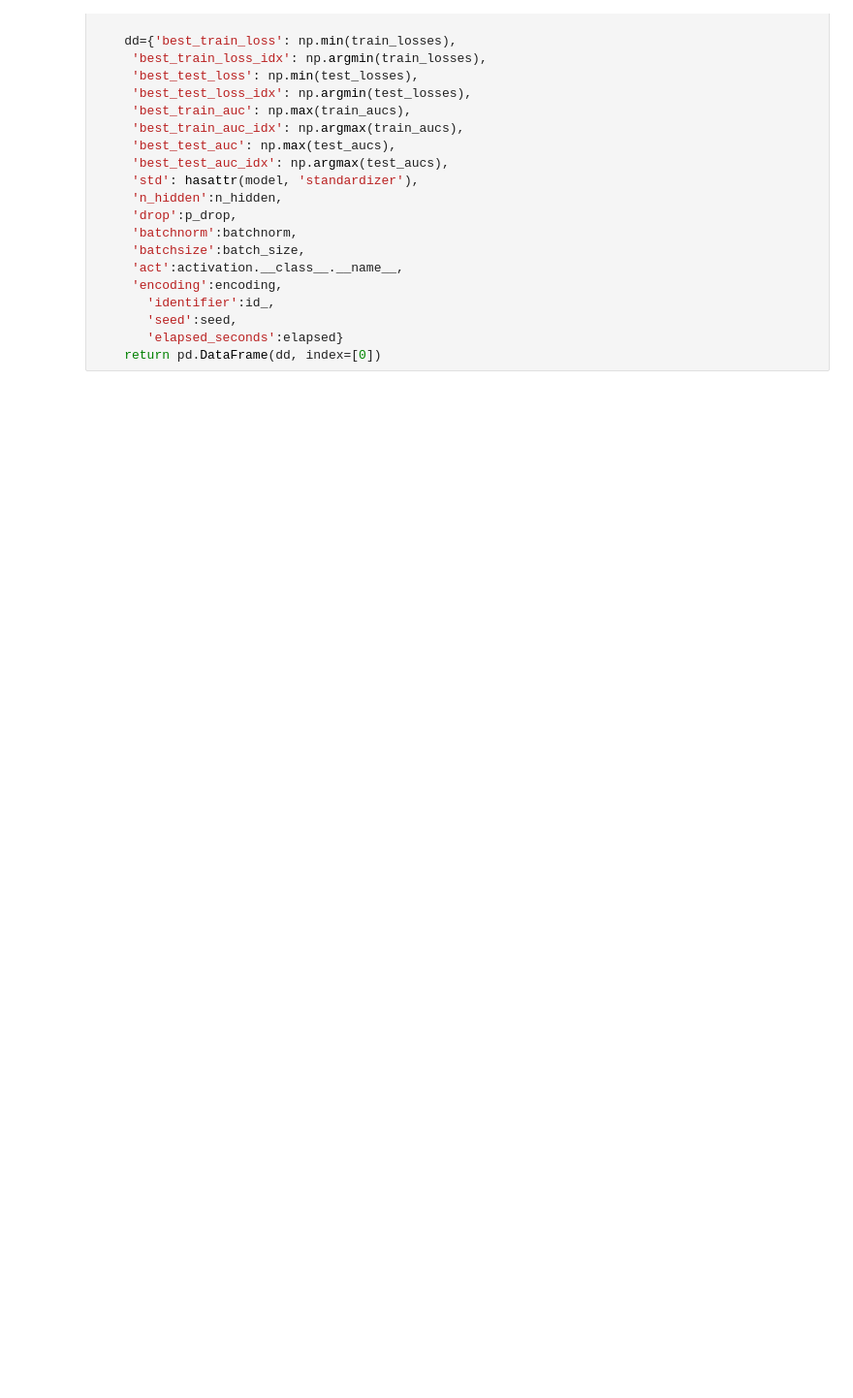
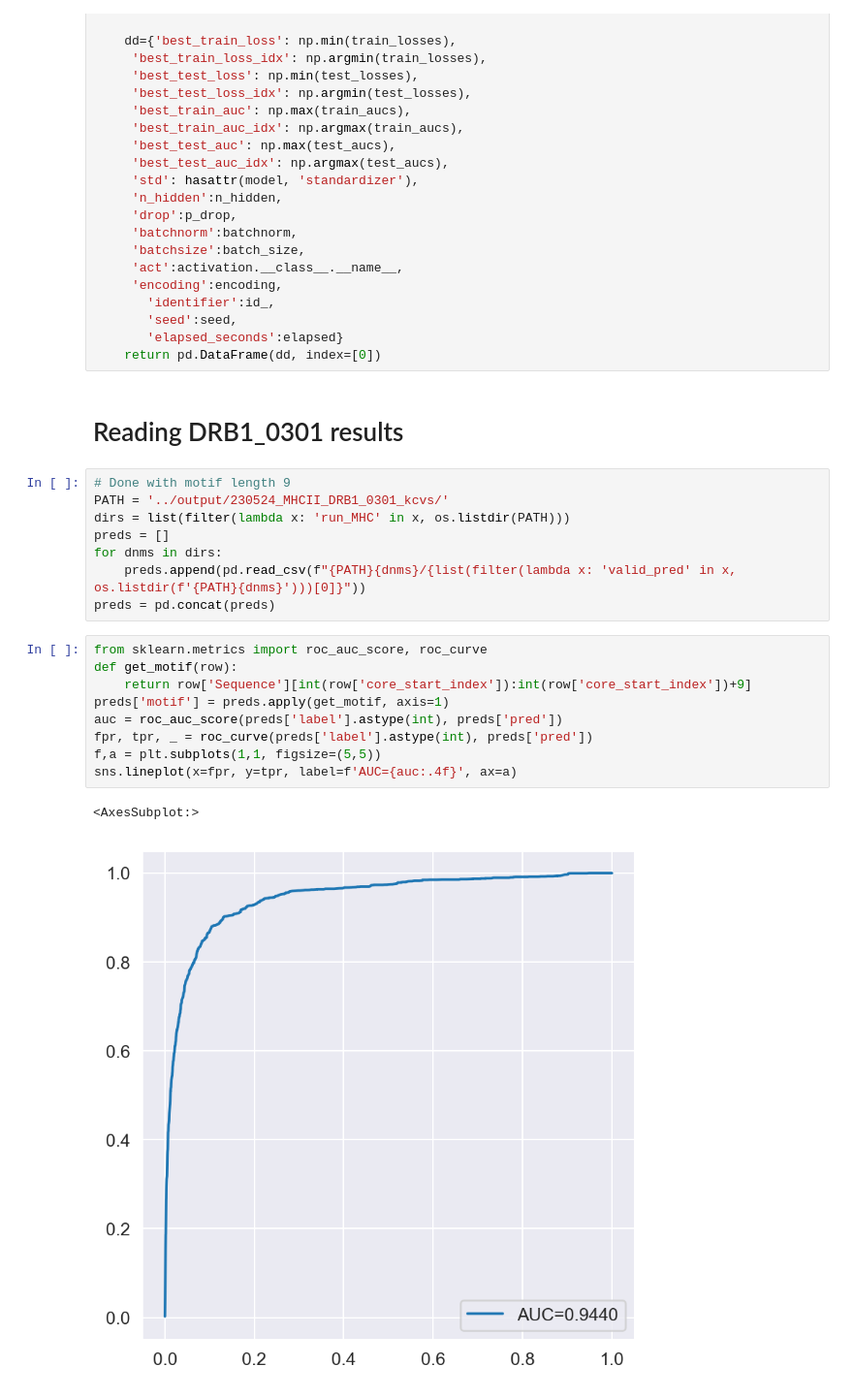
Before and after one commit to richieYT-wan/PyNNalign, a Jupyter notebook: notebooks/nnalign_init.ipynb, the cells around one changed output. Shown at 97% size. Saved outputs shown, nothing was run; the diff lists cells and outputs as text; blank space fills up the shorter version.

Commit message:
Added MHCII DRB1-0301 run results

```diff
--- a/notebooks/nnalign_init.ipynb
+++ b/notebooks/nnalign_init.ipynb
@@ -1387,3 +1387,25 @@ def run(df_train, df_test, model_constructor, encoding, n_hidden, window_size, p
        'seed':seed,
        'elapsed_seconds':elapsed}
     return pd.DataFrame(dd, index=[0])
+# %% [markdown]
+# Reading DRB1_0301 results
+# %%
+# Done with motif length 9
+PATH = '../output/230524_MHCII_DRB1_0301_kcvs/'
+dirs = list(filter(lambda x: 'run_MHC' in x, os.listdir(PATH)))
+preds = []
+for dnms in dirs:
+    preds.append(pd.read_csv(f"{PATH}{dnms}/{list(filter(lambda x: 'valid_pred' in x, os.listdir(f'{PATH}{dnms}')))[0]}"))
+preds = pd.concat(preds)
+# %%
+from sklearn.metrics import roc_auc_score, roc_curve
+def get_motif(row):
+    return row['Sequence'][int(row['core_start_index']):int(row['core_start_index'])+9]
+preds['motif'] = preds.apply(get_motif, axis=1)
+auc = roc_auc_score(preds['label'].astype(int), preds['pred'])
+fpr, tpr, _ = roc_curve(preds['label'].astype(int), preds['pred'])
+f,a = plt.subplots(1,1, figsize=(5,5))
+sns.lineplot(x=fpr, y=tpr, label=f'AUC={auc:.4f}', ax=a)
+# %% [output]
+<AxesSubplot:>
+[figure, added]
```
Also changed, not shown: parts of 3 cells of this notebook, 44 other files.
